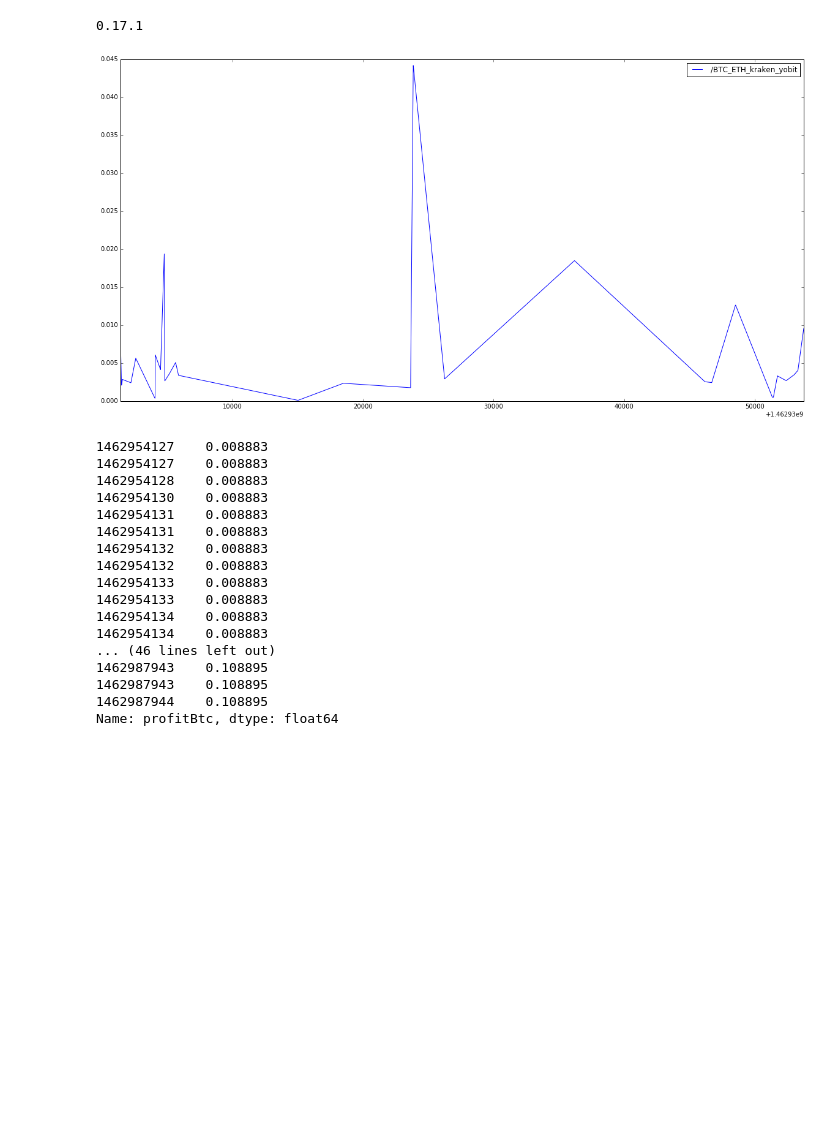
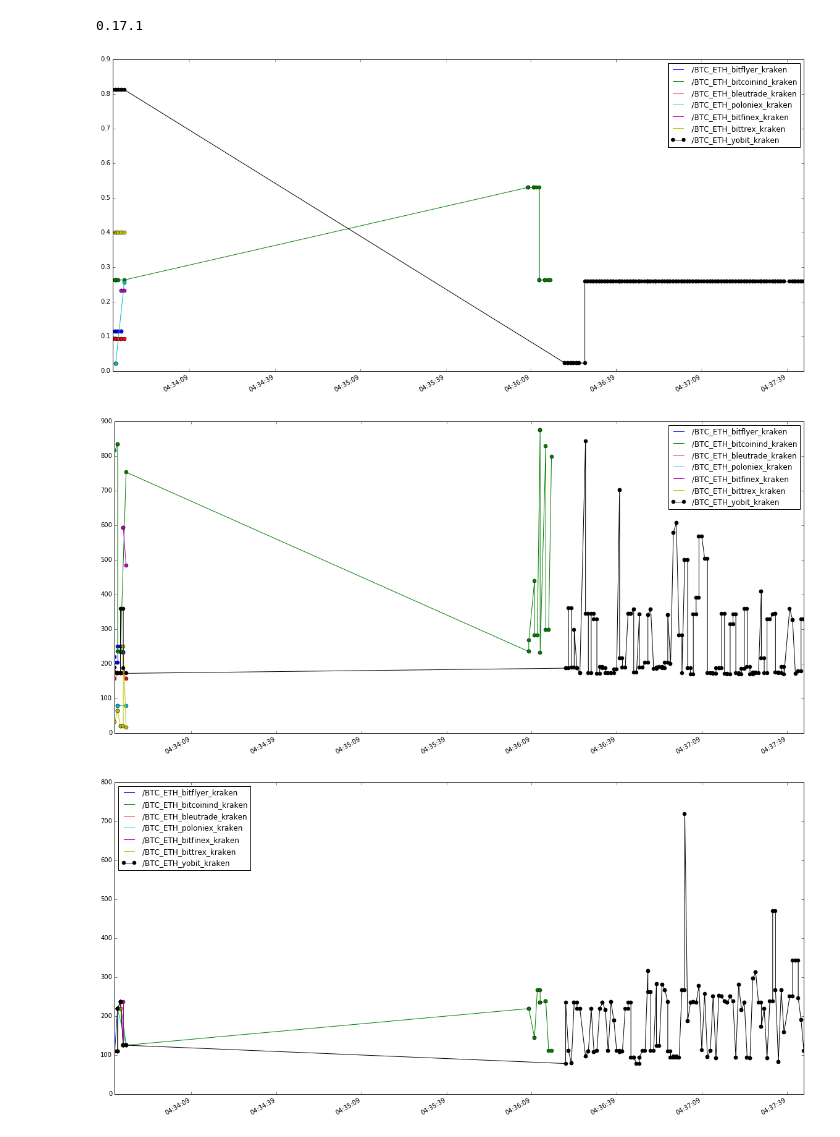
Before and after one commit to portfolioscout/tf, a Jupyter notebook: nb/deptharb.ipynb, the cells around one changed output. Saved outputs shown, nothing was run; the diff lists cells and outputs as text; code cells hidden in the pictures; blank space fills up the shorter version.

```diff
--- a/nb/deptharb.ipynb
+++ b/nb/deptharb.ipynb
@@ -13,8 +13,8 @@ import pandas.io.data as web
 import matplotlib.pyplot as plt
 import multiprocessing as mp
 %matplotlib inline
-filename='source/deptheth_5.hd5'
-path='data/deptheth_r_res.hd5'
+filename='source/depth8.hd5'
+path='data/depth8_r.hd5'
 print pd.__version__
 # %% [output]
 0.17.1
@@ -71,6 +71,7 @@ def dedupIdx(idx):
 
 def getDataFrame(group):
     idx = getIndex(group)
+    idx=pd.to_datetime(idx,unit='s')
     #idx=dedupIdx(idx)
     columns = getColumns(group)
     tables= getTables(group)['block0_values']
@@ -86,41 +87,37 @@ def getDataFrames(h5):
         df = getDataFrame(groups[k])
         dfs[k]=df
     return dfs
-# %%
-figsize=(20, 10)
-
-
-dfs=getDataFrames(h5)
-for n in dfs.keys()[0:1]:
-    df=dfs[n]
-    btc=df['profitBtc']
-    if btc.max() >2.0:
-        continue
-    #print n,btc.mean(),btc.max()
-    btc.plot(figsize=figsize,label=n,legend=True)
-#df['rt2'].plot()
-# %% [output]
-[figure, removed]
-# %%
-#dfs['/BTC_ETH_bitflyer_bitfinex']['profitBtc'].plot(figsize=figsize)
-#dfs['/BTC_ETH_poloniex_kraken']['profitBtc'].plot(figsize=figsize)
-#print dfs['/BTC_ETH_poloniex_kraken']['profitBtc']
-print dfs['/BTC_ETH_kraken_bleutrade']['profitBtc']
-# %% [output]
-1462954127    0.008883
-1462954127    0.008883
-1462954128    0.008883
-1462954130    0.008883
-1462954131    0.008883
-1462954131    0.008883
-1462954132    0.008883
-1462954132    0.008883
-1462954133    0.008883
-1462954133    0.008883
-1462954134    0.008883
-1462954134    0.008883
-... (46 lines left out)
-1462987943    0.108895
-1462987943    0.108895
-1462987944    0.108895
-Name: profitBtc, dtype: float64
+# %%
+figsize=(20, 10)
+
+
+def plotPair(pair='/BTC_ETH',exchanges=[],dtFrom=None,dtTo=None):
+    #from :'2016-05-14 02:00:00'
+    #to '2016-05-14 02:12:00'
+    dfs=getDataFrames(h5)
+    fig, axs1 = plt.subplots(1,1,figsize=figsize)
+    fig, axs2 = plt.subplots(1,1,figsize=figsize)
+    fig, axs3 = plt.subplots(1,1,figsize=figsize)
+    for n in dfs.keys():
+        if not n.startswith(pair):
+            continue
+        f=[e for e in exchanges if n.find(e)!=-1]
+        if len(exchanges)!=0 and len(f)==0:
+            continue
+        df=dfs[n]
+        btc=df['profitBtc'].loc[dtFrom:dtTo]
+        rt1=df['rt1'].loc[dtFrom:dtTo]
+        rt2=df['rt2'].loc[dtFrom:dtTo]
+
+
+
+        if len(btc) > 0:
+            btc.plot(ax=axs1,figsize=figsize,label=n,legend=True,marker='o')
+            rt1.plot(ax=axs2,figsize=figsize,label=n,legend=True,marker='o')
+            rt2.plot(ax=axs3,figsize=figsize,label=n,legend=True,marker='o')
+
+plotPair(exchanges=['kraken'],dtFrom='2016-05-14 04:20:25')
+# %% [output]
+[figure, added]
+[figure, added]
+[figure, added]
```
Also changed, not shown: parts of 1 cell of this notebook, 1 other file.
